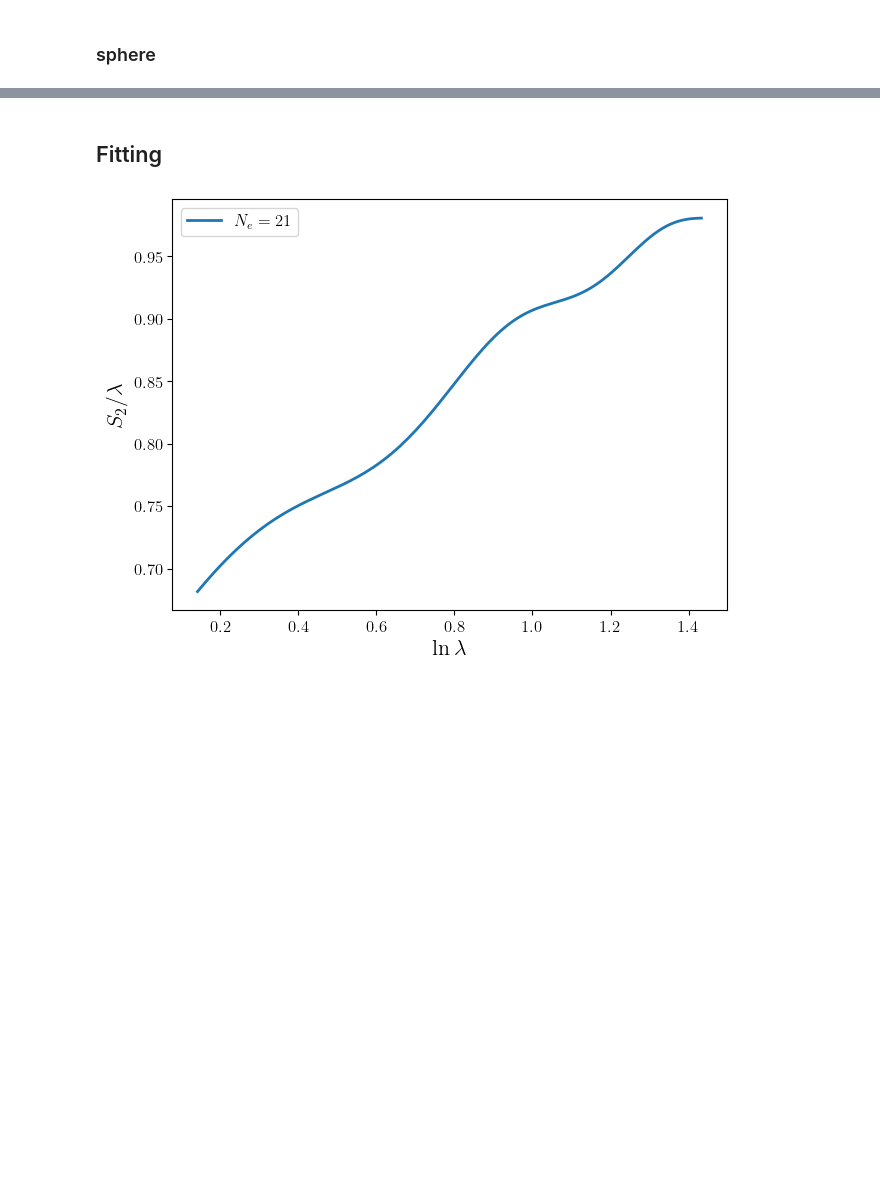
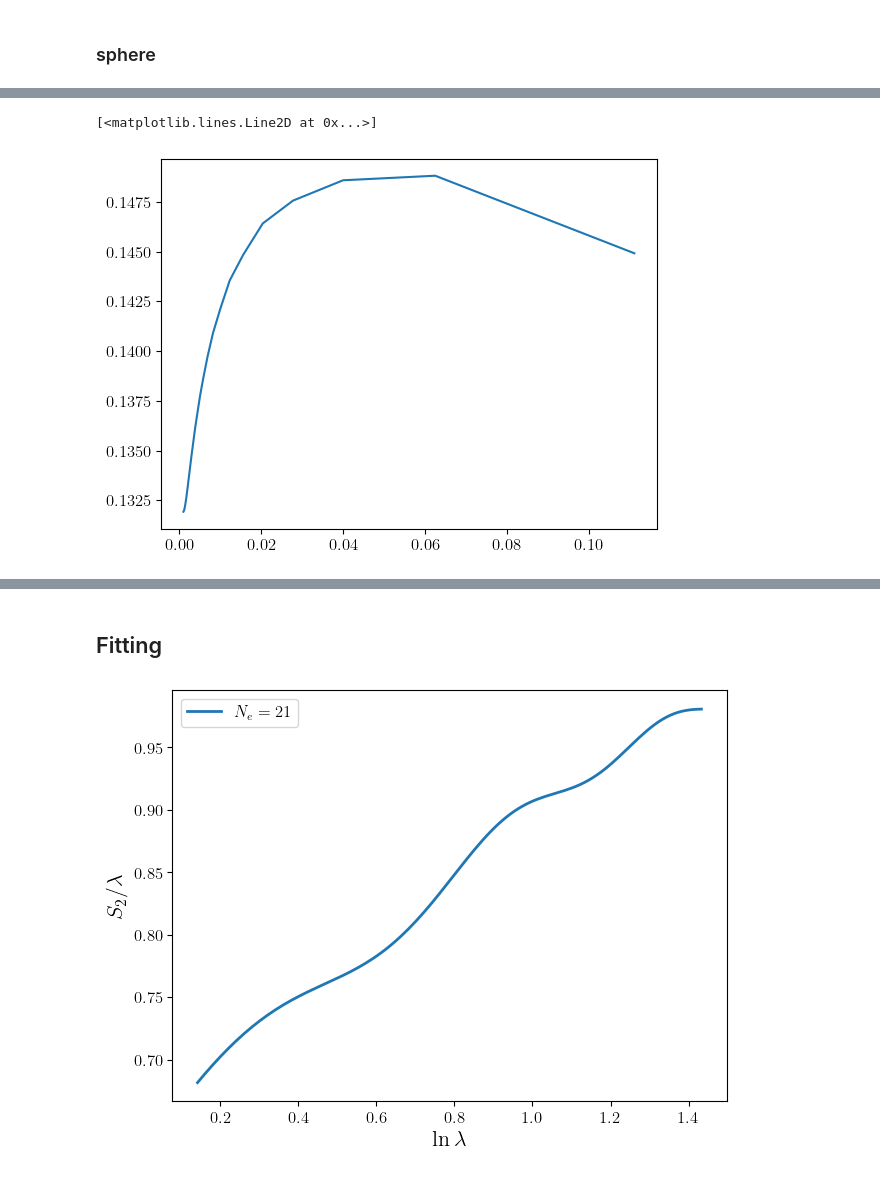
Before and after one commit to cristivoinea/MonteCarlo, a Jupyter notebook: workbooks/workbook_ED_free_fermions.ipynb, the cells around one changed output, grey strips where cells are left out. Drawn from its saved outputs; the diff is of its cells as text; code cells hidden in the pictures; blank space fills up the shorter version.

```diff
--- a/workbooks/workbook_ED_free_fermions.ipynb
+++ b/workbooks/workbook_ED_free_fermions.ipynb
@@ -110 +61,8 @@ diag
+# %%
+plt.plot(1/Nes,slopes)
+#x = np.arange(9,2000)
+#plt.plot(x, 0.25 + 10/x)
+# %% [output]
+[<matplotlib.lines.Line2D at 0x...>]
+[figure, added]
 # %%
```
Also changed, not shown: parts of 11 cells of this notebook, 3 other files.
